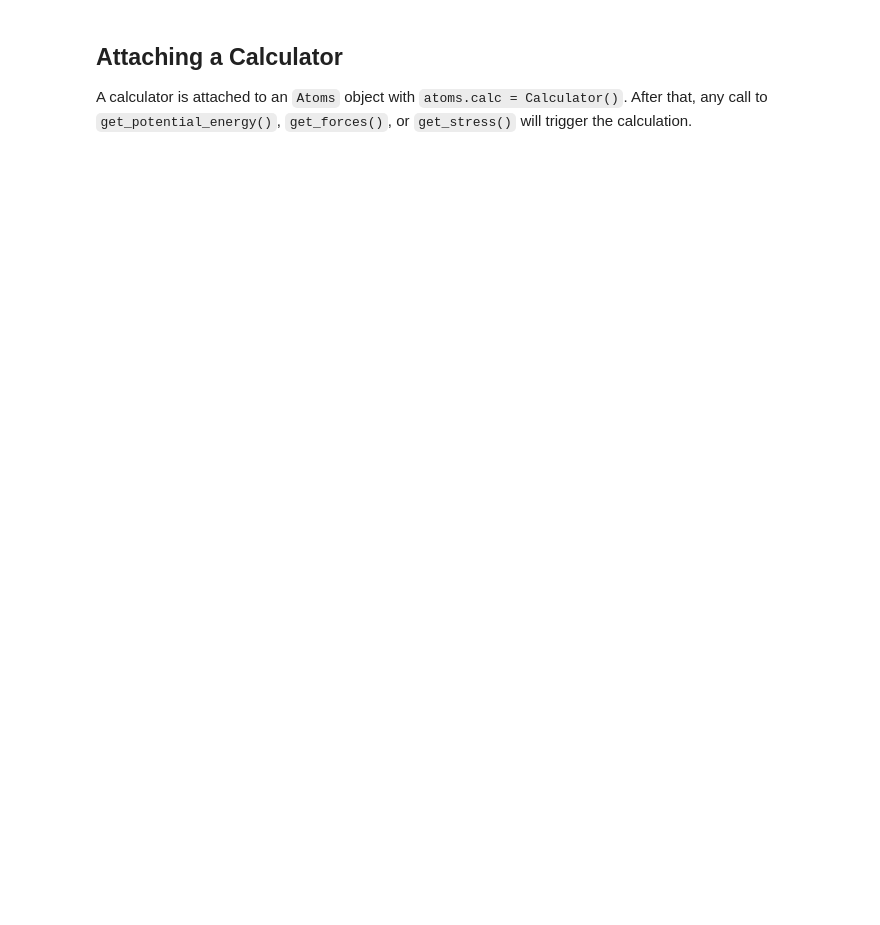
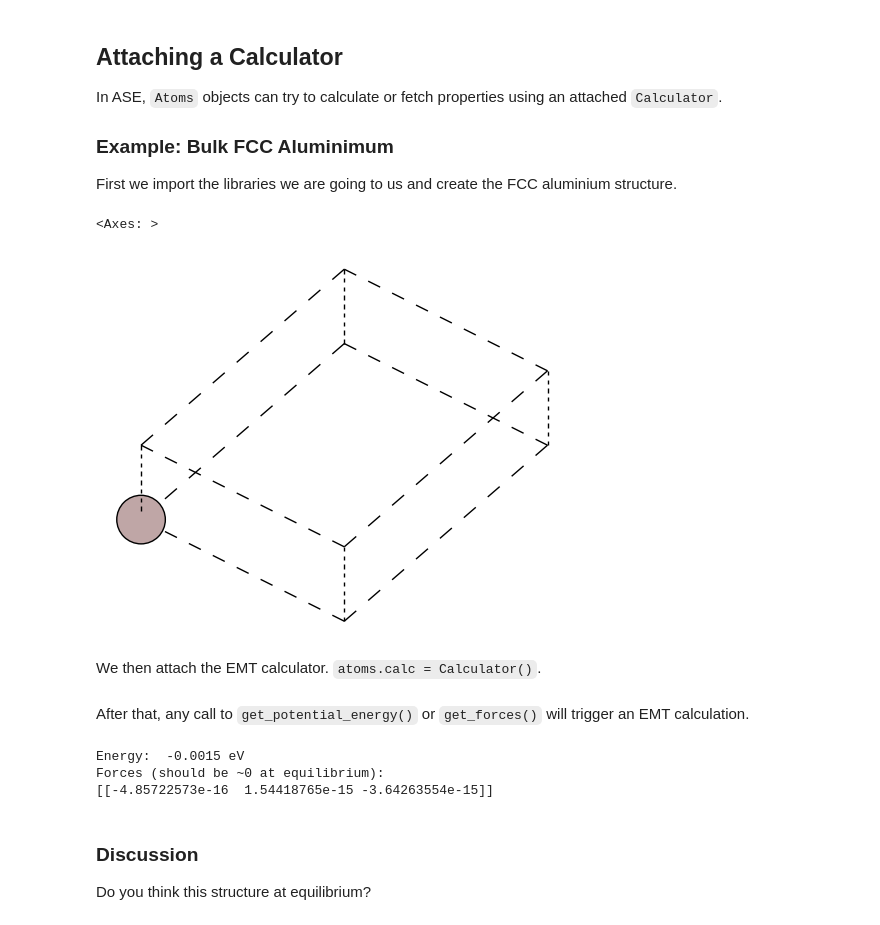
Before and after one commit to NU-CEM/Atomistic_Simulation, a Jupyter notebook: notebooks/potential_energy.ipynb, the cells around one changed output. Saved outputs shown, nothing was run; the diff lists cells and outputs as text; code cells hidden in the pictures; blank space fills up the shorter version.

```diff
--- a/notebooks/potential_energy.ipynb
+++ b/notebooks/potential_energy.ipynb
@@ -34,4 +35,23 @@ The slides for this tutorial are embedded below.
 # %% [markdown]
 ## Attaching a Calculator
 
-A calculator is attached to an `Atoms` object with `atoms.calc = Calculator()`. After that, any call to `get_potential_energy()`, `get_forces()`, or `get_stress()` will trigger the calculation.
+In ASE, `Atoms` objects can try to calculate or fetch properties using an attached `Calculator`.
+
+### Example: Bulk FCC Aluminimum
+
+First we import the libraries we are going to us and create the FCC aluminium structure.
+# %%
+from ase.build import bulk
+from ase.calculators.emt import EMT
+import matplotlib.pyplot as plt
+from ase.visualize.plot import plot_atoms
+
+al = bulk('Al', 'fcc', a=4.05)
+
+fig, ax = plt.subplots()
+plot_atoms(al, ax, show_unit_cell = 2, radii=0.2, rotation=('30x,0y,0z'))
+# %% [output]
+<Axes: >
+[figure, added]
+# %% [markdown]
+We then attach the EMT calculator. `atoms.calc = Calculator()`.
@@ -38,13 +60,6 @@ A calculator is attached to an `Atoms` object with `atoms.calc = Calculator()`.
+# %% [markdown]
+After that, any call to `get_potential_energy()` or `get_forces()` will trigger an EMT calculation.
 # %%
-from ase.build import bulk
-from ase.calculators.emt import EMT
-import numpy as np
-import matplotlib.pyplot as plt
-
-# Build FCC aluminium
-al = bulk('Al', 'fcc', a=4.05)
-al.calc = EMT()
-
 # Compute properties
 energy = al.get_potential_energy()
 forces = al.get_forces()
@@ -52,7 +67,14 @@ stress = al.get_stress()
 
 print(f"Energy:  {energy:.4f} eV")
 print(f"Forces (should be ~0 at equilibrium):\n{forces}")
-print(f"Stress tensor (Voigt, eV/Å³): {stress}")
+# %% [output]
+Energy:  -0.0015 eV
+Forces (should be ~0 at equilibrium):
+[[-4.85722573e-16  1.54418765e-15 -3.64263554e-15]]
+# %% [markdown]
+### Discussion
+
+Do you think this structure at equilibrium?
 # %% [markdown]
 ## Equation of State
 
```
Also changed, not shown: parts of 30 cells of this notebook, 2 other files.
